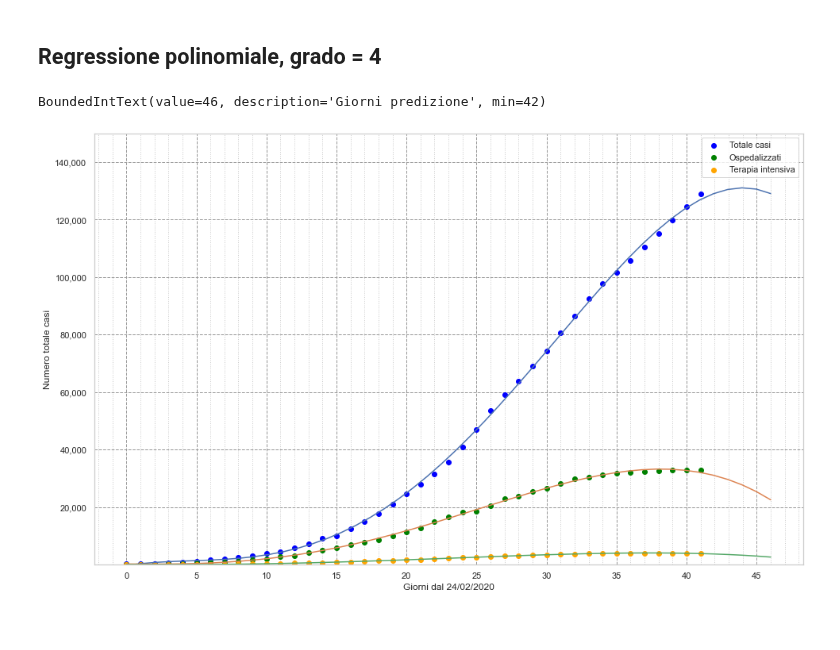
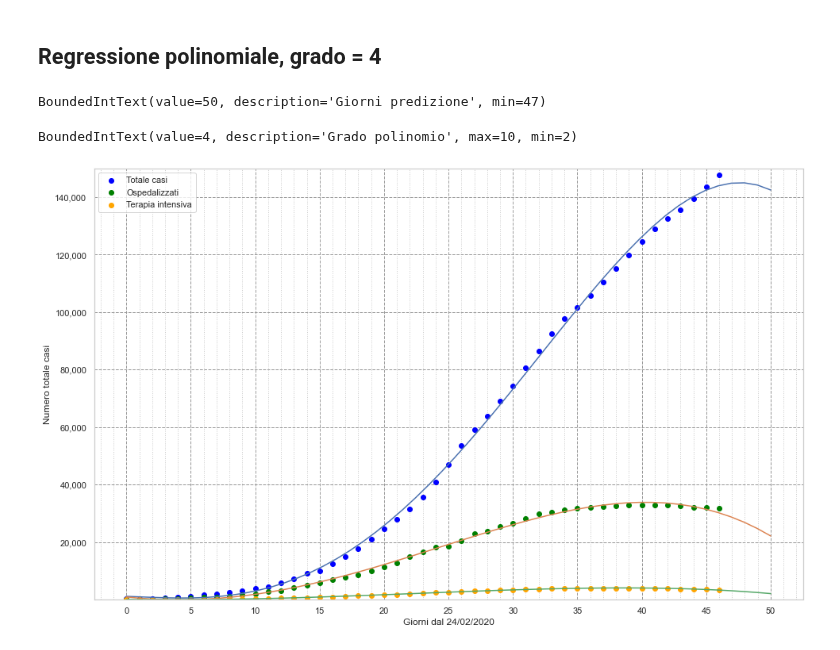
Before and after one commit to iosand71/covid19, a Jupyter notebook: covid19-italia.ipynb, the cells around one changed output. Cells and saved outputs as stored; diff of their text form; code cells hidden in the pictures.

```diff
--- a/covid19-italia.ipynb
+++ b/covid19-italia.ipynb
@@ -20,8 +20,8 @@ import matplotlib
 # Config
 
 url = "https://raw.githubusercontent.com/pcm-dpc/COVID-19/master/dati-andamento-nazionale/dpc-covid19-ita-andamento-nazionale.csv"
-days_range = 45
-order = 4
+days_range = 50
+order = 3
 log_scale = True
 
 # Implementation
@@ -322,51 +311,71 @@ plt.rcParams['figure.figsize'] = [16, 10]
 # plt.semilogy()
 
 # Regression analysis
-coefficients = np.polyfit(x.values, data.totale_casi.values, order)
-poly = np.poly1d(coefficients)
-coefficients2 = np.polyfit(x.values, data.totale_ospedalizzati.values, order)
-poly2 = np.poly1d(coefficients2)
-coefficients3 = np.polyfit(x.values, data.terapia_intensiva.values, order)
-poly3 = np.poly1d(coefficients3)
+def regression(order):
+    global poly, poly2, poly3
+    coefficients = np.polyfit(x.values, data.totale_casi.values, order)
+    poly = np.poly1d(coefficients)
+    coefficients2 = np.polyfit(x.values, data.totale_ospedalizzati.values, order)
+    poly2 = np.poly1d(coefficients2)
+    coefficients3 = np.polyfit(x.values, data.terapia_intensiva.values, order)
+    poly3 = np.poly1d(coefficients3)
 
 
-output = widgets.Output()
+output2 = widgets.Output()
 def draw_predictions():
     clear_output()
     display(days_slider)
+    display(order_slider)
+    regression(order)
     fmt_plot(plt.gca(), 20000)
     plt.ylabel("Numero totale casi")
     plt.ylim(1, 150000)
     pred_x = np.linspace(0, days_range, days_range)
     plt_scatter = plt.scatter(x,data.totale_casi,label="Totale casi", color="blue")
     plt_scatter2 = plt.scatter(x,data.totale_ospedalizzati, label="Ospedalizzati", color="green")
     plt_scatter3 = plt.scatter(x,data.terapia_intensiva, label="Terapia intensiva", color="orange")
     # plt_exp = plt.plot(pred_x, np.exp(y_fit), label="Regressione esponenziale")
     plt_poly = plt.plot(pred_x, poly(pred_x))
     plt_poly2 = plt.plot(pred_x, poly2(pred_x))
     plt_poly3 = plt.plot(pred_x, poly3(pred_x))
     legend = plt.legend()
-    #show_inline_matplotlib_plots()
 
 days_slider = widgets.BoundedIntText(
     min = data.data.size,
     max = 100,
     step = 1,
     description = 'Giorni predizione',
     continuous_update = False,
-    value = 45
+    value = days_range
+)
+
+order_slider = widgets.BoundedIntText(
+    min = 2,
+    max = 10,
+    step = 1,
+    description = 'Grado polinomio',
+    continuous_update = False,
+    value = order
 )
 
 def days_handler(obj):
     global days_range
     if (obj.new != obj.old):
         days_range = obj.new
         draw_predictions()
 days_slider.observe(days_handler,'value')
-draw_predictions()
+
+def order_handler(obj):
+    global order
+    if (obj.new != obj.old):
+        order = obj.new
+        draw_predictions()
+order_slider.observe(order_handler,'value')
 
 
-display(output)
+draw_predictions()
+display(output2)
 # %% [output]
-BoundedIntText(value=46, description='Giorni predizione', min=42)
+BoundedIntText(value=50, description='Giorni predizione', min=47)
+BoundedIntText(value=4, description='Grado polinomio', max=10, min=2)
-[figure, old version]
+[figure, new version]
```
Also changed, not shown: parts of 4 cells of this notebook, 2 other files.
